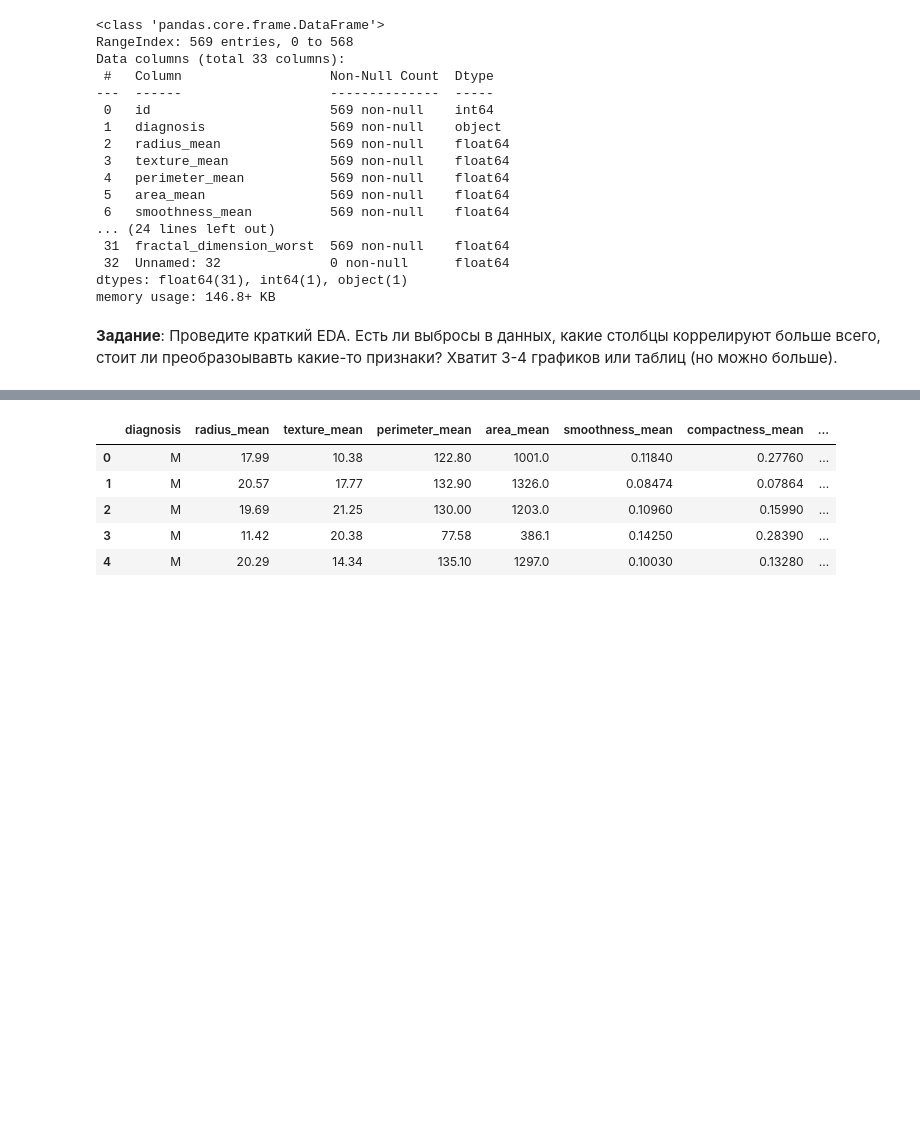
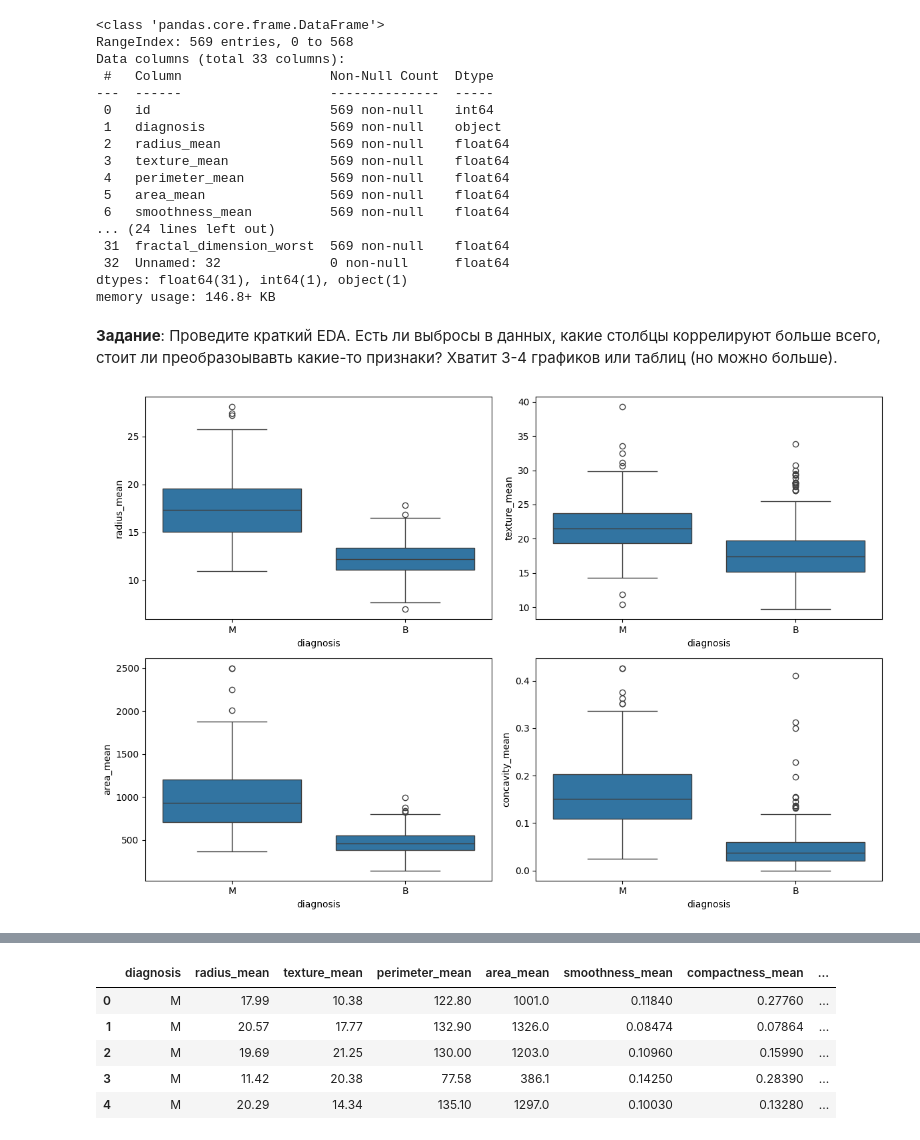
Before and after one commit to sweeteri/spbu-ai-fundamentals, a Jupyter notebook: practicum_7/logistic_regression.ipynb, the cells around one changed output, grey strips where cells are left out. Saved outputs shown, nothing was run; the diff lists cells and outputs as text; code cells hidden in the pictures; blank space fills up the shorter version.

```diff
--- a/practicum_7/logistic_regression.ipynb
+++ b/practicum_7/logistic_regression.ipynb
@@ -44,3 +44,14 @@ dtypes: float64(31), int64(1), object(1)
 memory usage: 146.8+ KB
 # %% [markdown]
 **Задание**: Проведите краткий EDA. Есть ли выбросы в данных, какие столбцы коррелируют больше всего, стоит ли преобразоывавть какие-то признаки? Хватит 3-4 графиков или таблиц (но можно больше).
+# %%
+import seaborn as sns
+
+fig, axes = plt.subplots(2, 2, figsize=(12, 8))
+sns.boxplot(data=df, y='radius_mean', x='diagnosis', ax=axes[0,0])
+sns.boxplot(data=df, y='texture_mean', x='diagnosis', ax=axes[0,1])
+sns.boxplot(data=df, y='area_mean', x='diagnosis', ax=axes[1,0])
+sns.boxplot(data=df, y='concavity_mean', x='diagnosis', ax=axes[1,1])
+plt.tight_layout()
+# %% [output]
+[figure, added]
```
Also changed, not shown: parts of 26 cells of this notebook.
